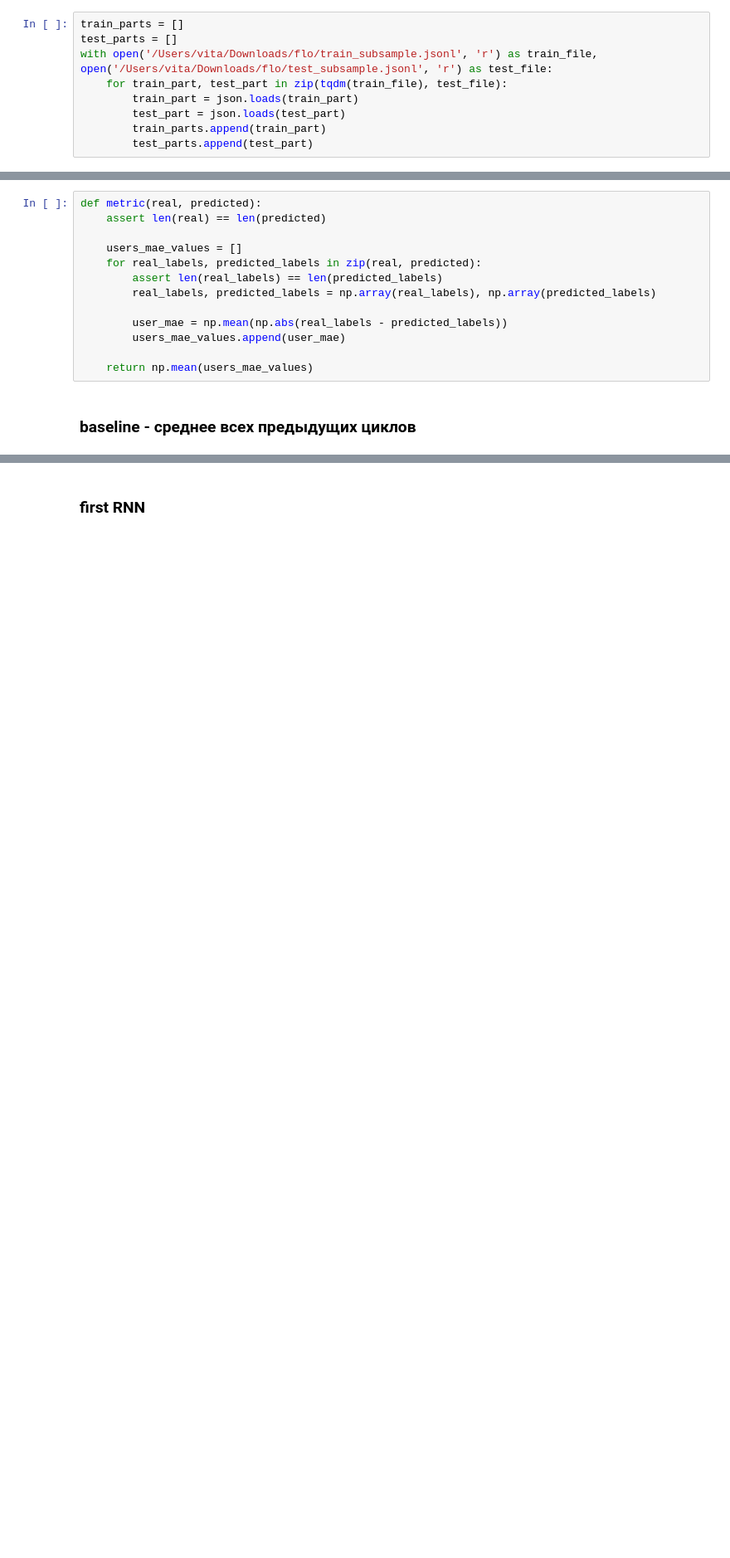
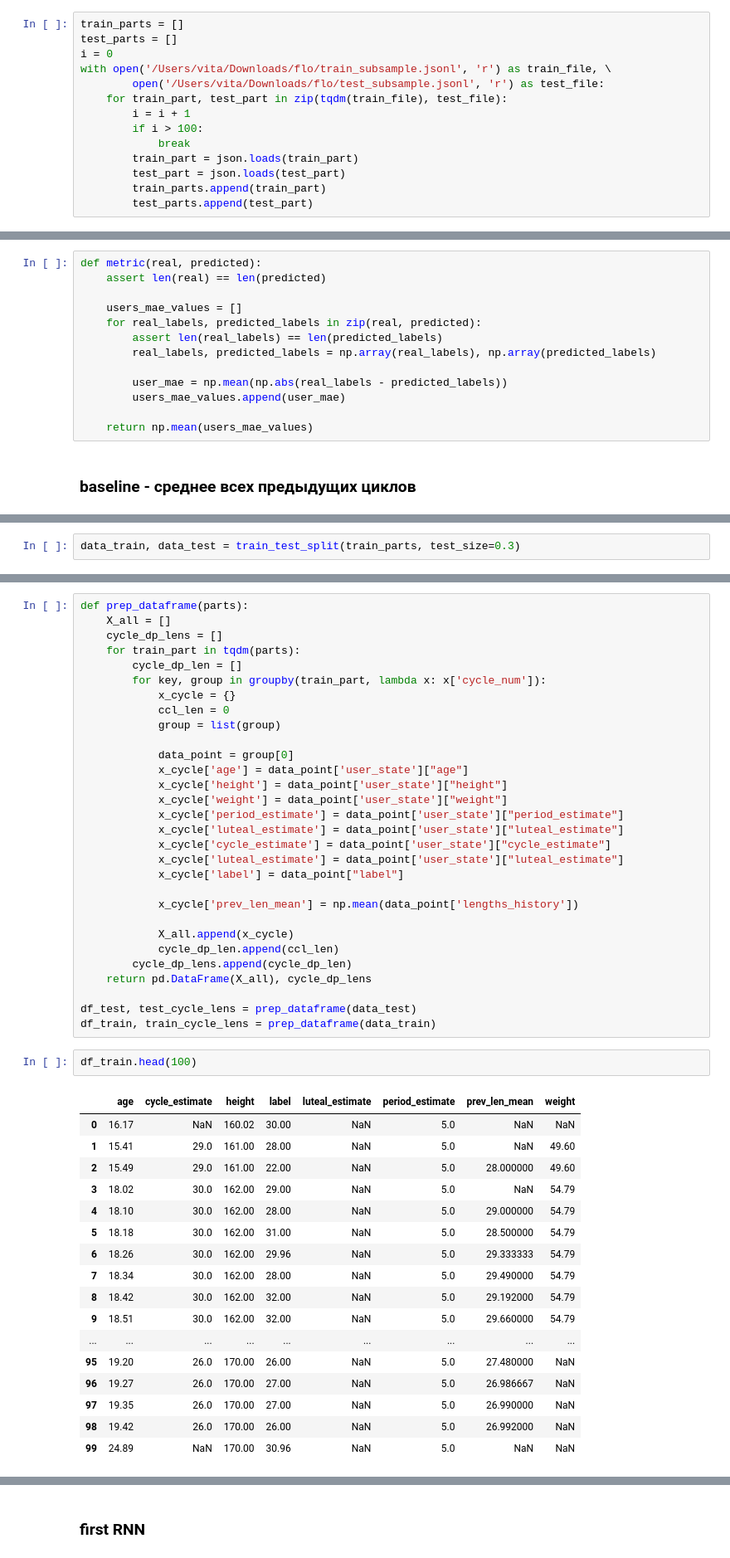
Before and after one commit to ayakimovich/flo_ai_hackaton, a Jupyter notebook: flo_1.ipynb, the cells around one changed output, grey strips where cells are left out. Shown: that part at 83% size. Saved outputs shown, nothing was run; the diff lists cells and outputs as text; blank space fills up the shorter version.

```diff
--- a/flo_1.ipynb
+++ b/flo_1.ipynb
@@ -7,8 +19,13 @@ from tqdm import tqdm
 # %%
 train_parts = []
 test_parts = []
-with open('/Users/vita/Downloads/flo/train_subsample.jsonl', 'r') as train_file, open('/Users/vita/Downloads/flo/test_subsample.jsonl', 'r') as test_file:
+i = 0
+with open('/Users/vita/Downloads/flo/train_subsample.jsonl', 'r') as train_file, \
+        open('/Users/vita/Downloads/flo/test_subsample.jsonl', 'r') as test_file:
     for train_part, test_part in zip(tqdm(train_file), test_file):
+        i = i + 1
+        if i > 100:
+            break
         train_part = json.loads(train_part)
         test_part = json.loads(test_part)
         train_parts.append(train_part)
@@ -57,0 +77,2 @@ baseline = 4.308354266098735
+# %%
+data_train, data_test = train_test_split(train_parts, test_size=0.3)
@@ -57,0 +129,50 @@ baseline = 4.308354266098735
+# %%
+def prep_dataframe(parts):
+    X_all = []
+    cycle_dp_lens = []
+    for train_part in tqdm(parts):
+        cycle_dp_len = []
+        for key, group in groupby(train_part, lambda x: x['cycle_num']):
+            x_cycle = {}
+            ccl_len = 0
+            group = list(group)
+
+            data_point = group[0]
+            x_cycle['age'] = data_point['user_state']["age"]
+            x_cycle['height'] = data_point['user_state']["height"]
+            x_cycle['weight'] = data_point['user_state']["weight"]
+            x_cycle['period_estimate'] = data_point['user_state']["period_estimate"]
+            x_cycle['luteal_estimate'] = data_point['user_state']["luteal_estimate"]
+            x_cycle['cycle_estimate'] = data_point['user_state']["cycle_estimate"]
+            x_cycle['luteal_estimate'] = data_point['user_state']["luteal_estimate"]
+            x_cycle['label'] = data_point["label"]
+
+            x_cycle['prev_len_mean'] = np.mean(data_point['lengths_history'])
+
+            X_all.append(x_cycle)
+            cycle_dp_len.append(ccl_len)
+        cycle_dp_lens.append(cycle_dp_len)
+    return pd.DataFrame(X_all), cycle_dp_lens
+
+df_test, test_cycle_lens = prep_dataframe(data_test)
+df_train, train_cycle_lens = prep_dataframe(data_train)
+# %%
+df_train.head(100)
+# %% [output]
+|  | age | cycle_estimate | height | label | luteal_estimate | period_estimate | prev_len_mean | weight |
+| 0 | 16.17 | NaN | 160.02 | 30.00 | NaN | 5.0 | NaN | NaN |
+| 1 | 15.41 | 29.0 | 161.00 | 28.00 | NaN | 5.0 | NaN | 49.60 |
+| 2 | 15.49 | 29.0 | 161.00 | 22.00 | NaN | 5.0 | 28.000000 | 49.60 |
+| 3 | 18.02 | 30.0 | 162.00 | 29.00 | NaN | 5.0 | NaN | 54.79 |
+| 4 | 18.10 | 30.0 | 162.00 | 28.00 | NaN | 5.0 | 29.000000 | 54.79 |
+| 5 | 18.18 | 30.0 | 162.00 | 31.00 | NaN | 5.0 | 28.500000 | 54.79 |
+| 6 | 18.26 | 30.0 | 162.00 | 29.96 | NaN | 5.0 | 29.333333 | 54.79 |
+| 7 | 18.34 | 30.0 | 162.00 | 28.00 | NaN | 5.0 | 29.490000 | 54.79 |
+| 8 | 18.42 | 30.0 | 162.00 | 32.00 | NaN | 5.0 | 29.192000 | 54.79 |
+| 9 | 18.51 | 30.0 | 162.00 | 32.00 | NaN | 5.0 | 29.660000 | 54.79 |
+| ... | ... | ... | ... | ... | ... | ... | ... | ... |
+| 95 | 19.20 | 26.0 | 170.00 | 26.00 | NaN | 5.0 | 27.480000 | NaN |
+| 96 | 19.27 | 26.0 | 170.00 | 27.00 | NaN | 5.0 | 26.986667 | NaN |
+| 97 | 19.35 | 26.0 | 170.00 | 27.00 | NaN | 5.0 | 26.990000 | NaN |
+| 98 | 19.42 | 26.0 | 170.00 | 26.00 | NaN | 5.0 | 26.992000 | NaN |
+| 99 | 24.89 | NaN | 170.00 | 30.96 | NaN | 5.0 | NaN | NaN |
```
Also changed, not shown: parts of 24 cells of this notebook.
